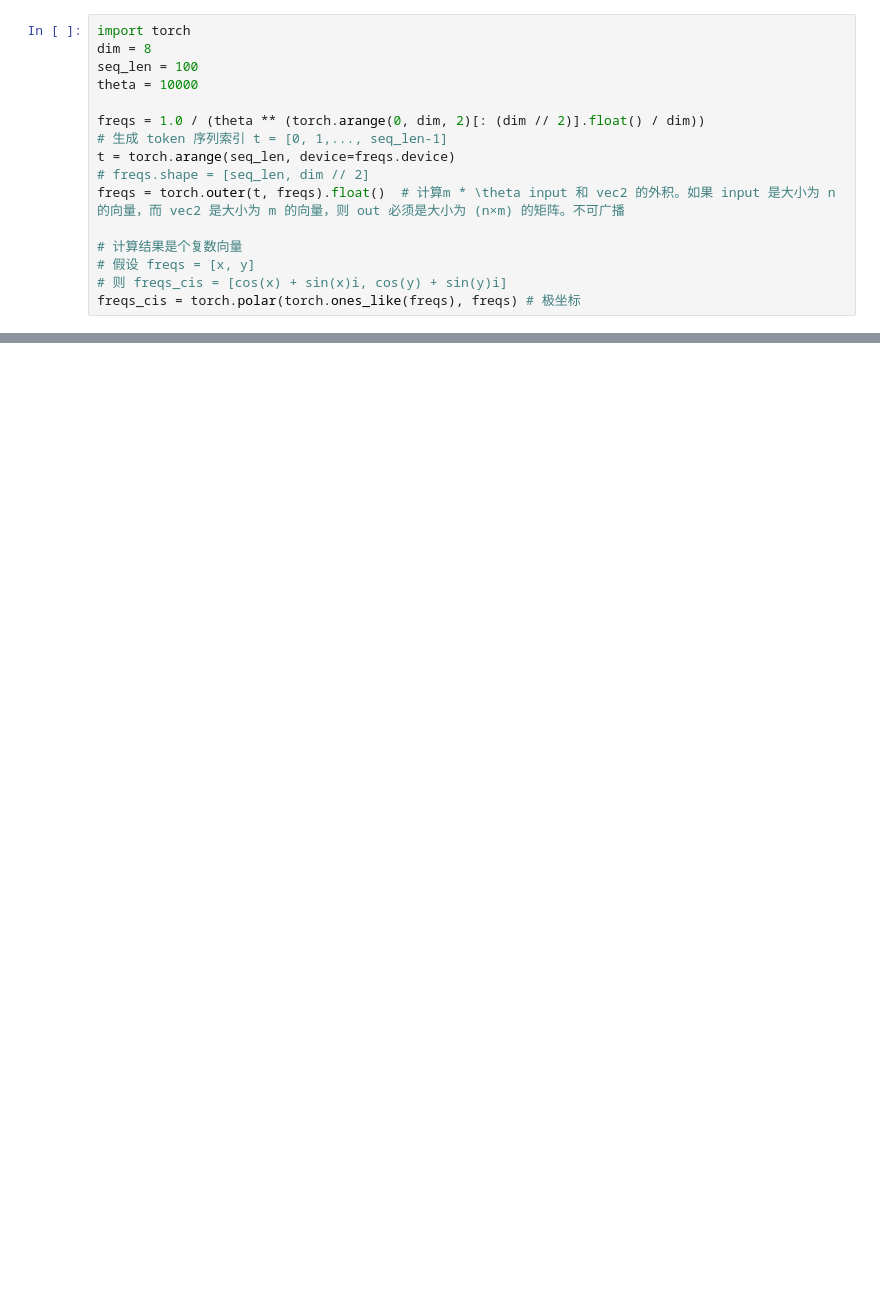
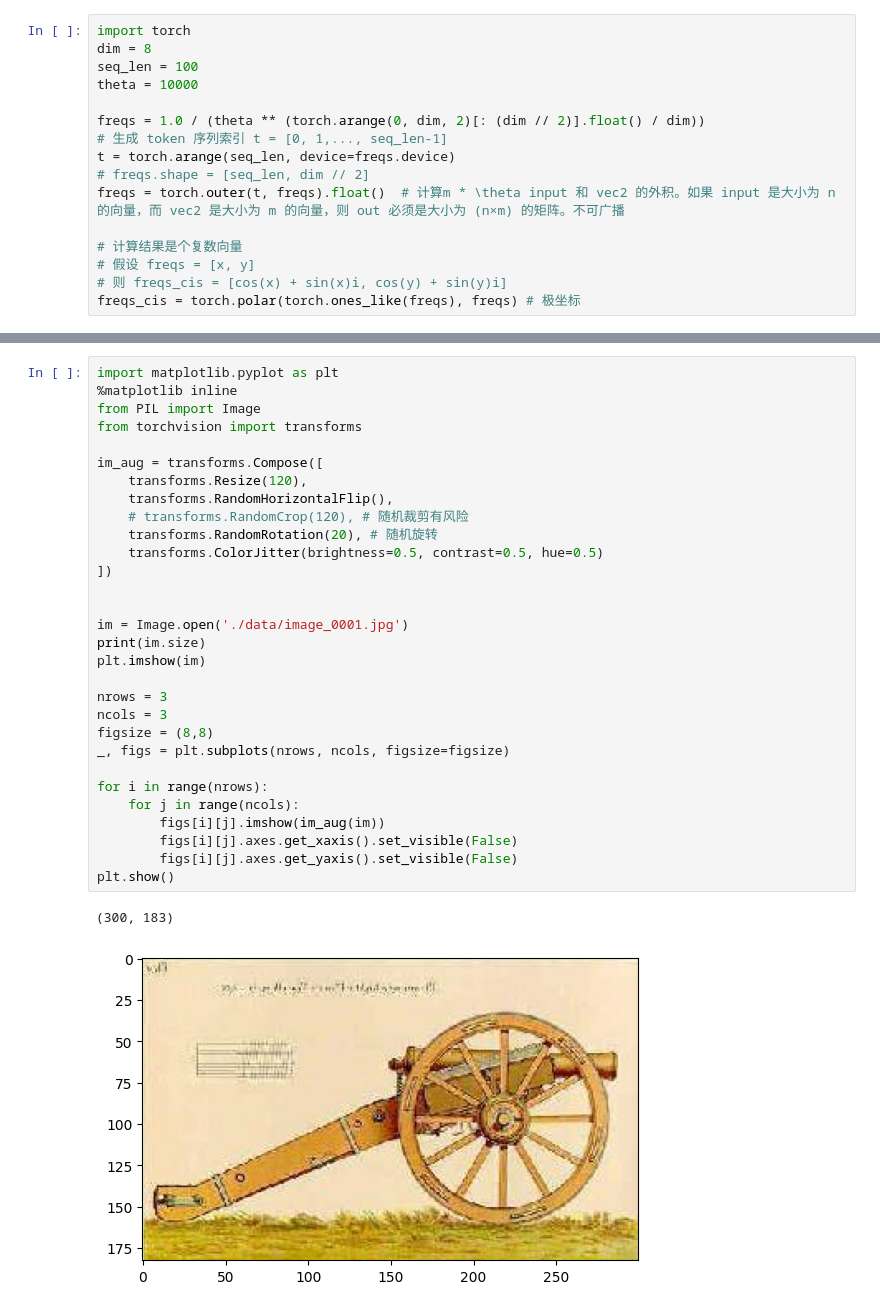
Before and after one commit to Cesilina/TryAndLearn, a Jupyter notebook: try.ipynb, the cells around one changed output, grey strips where cells are left out. Drawn from its saved outputs; the diff is of its cells as text; blank space fills up the shorter version.

```diff
--- a/try.ipynb
+++ b/try.ipynb
@@ -131,0 +70,33 @@ tensor([[[0.5971,   -inf,   -inf,  ...,   -inf,   -inf,   -inf],
+# %%
+import matplotlib.pyplot as plt
+%matplotlib inline
+from PIL import Image
+from torchvision import transforms
+
+im_aug = transforms.Compose([
+    transforms.Resize(120),
+    transforms.RandomHorizontalFlip(),
+    # transforms.RandomCrop(120), # 随机裁剪有风险
+    transforms.RandomRotation(20), # 随机旋转
+    transforms.ColorJitter(brightness=0.5, contrast=0.5, hue=0.5)
+])
+
+
+im = Image.open('./data/image_0001.jpg')
+print(im.size)
+plt.imshow(im)
+
+nrows = 3
+ncols = 3
+figsize = (8,8)
+_, figs = plt.subplots(nrows, ncols, figsize=figsize)
+
+for i in range(nrows):
+    for j in range(ncols):
+        figs[i][j].imshow(im_aug(im))
+        figs[i][j].axes.get_xaxis().set_visible(False)
+        figs[i][j].axes.get_yaxis().set_visible(False)
+plt.show()
+# %% [output]
+(300, 183)
+[figure, added]
```
Also changed, not shown: parts of 10 cells of this notebook, 7 other files.
